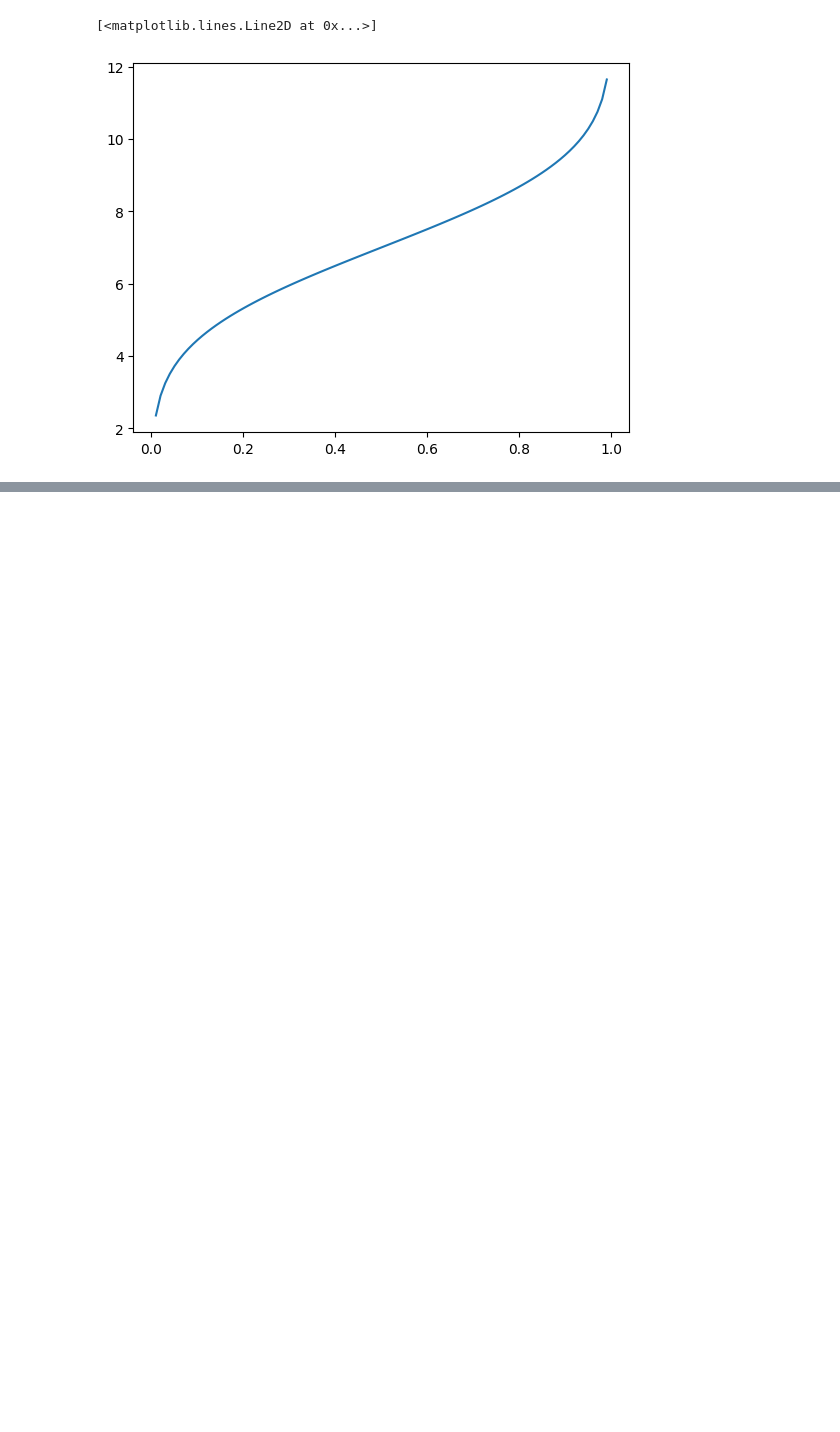
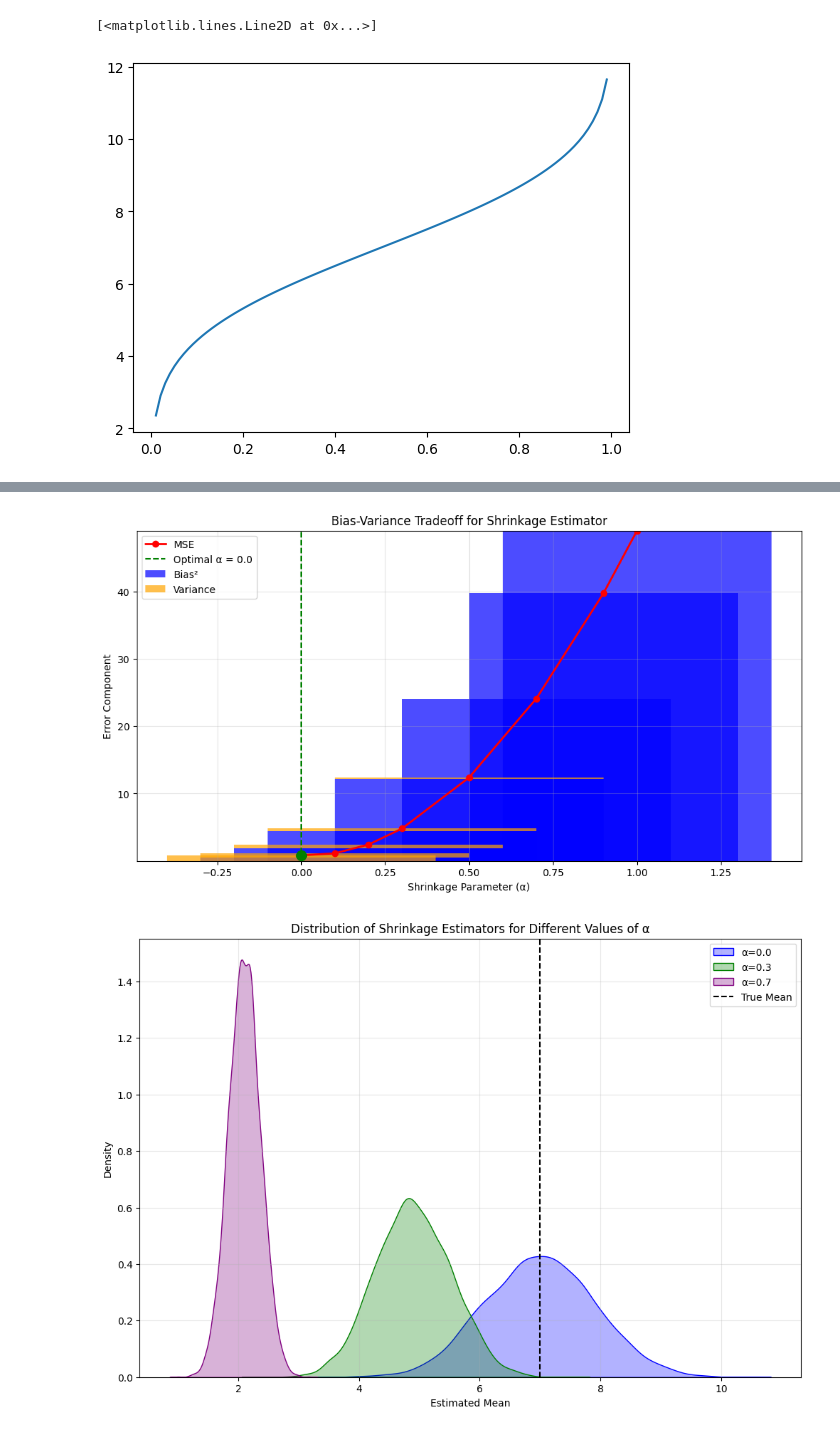
Before and after one commit to stablum/ml_lessons, a Jupyter notebook: gaussian_sampling.ipynb, the cells around one changed output, grey strips where cells are left out. Cells and saved outputs as stored; diff of their text form; code cells hidden in the pictures; blank space fills up the shorter version.

```diff
--- a/gaussian_sampling.ipynb
+++ b/gaussian_sampling.ipynb
@@ -178,0 +573,62 @@ plt.show()
+# %%
+# Visualize the bias-variance decomposition for shrinkage estimators
+plt.figure(figsize=(12, 6))
+
+# Extract data
+alphas = [r['alpha'] for r in shrinkage_results]
+biases_sq = [r['bias_squared'] for r in shrinkage_results]
+variances = [r['variance'] for r in shrinkage_results]
+mses = [r['mse'] for r in shrinkage_results]
+
+# Plotting each component
+plt.bar(alphas, biases_sq, label='Bias²', alpha=0.7, color='blue')
+plt.bar(alphas, variances, bottom=biases_sq, label='Variance', alpha=0.7, color='orange')
+plt.plot(alphas, mses, 'ro-', label='MSE', linewidth=2)
+
+# Find the alpha with minimum MSE
+min_mse_idx = np.argmin(mses)
+min_alpha = alphas[min_mse_idx]
+min_mse = mses[min_mse_idx]
+
+plt.axvline(x=min_alpha, color='green', linestyle='--',
+            label=f'Optimal α = {min_alpha:.1f}')
+plt.scatter([min_alpha], [min_mse], color='green', s=100, zorder=5)
+
+plt.title('Bias-Variance Tradeoff for Shrinkage Estimator')
+plt.xlabel('Shrinkage Parameter (α)')
+plt.ylabel('Error Component')
+plt.legend()
+plt.grid(True, alpha=0.3)
+plt.show()
+
+# Visualize the distribution of estimators for different alphas
+plt.figure(figsize=(12, 8))
+
+# Select a few alphas to plot
+alphas_to_plot = [0.0, 0.3, 0.7, 1.0]
+colors = ['blue', 'green', 'purple', 'red']
+
+for i, alpha in enumerate(alphas_to_plot):
+    idx = alphas.index(alpha)
+    result = shrinkage_results[idx]
+
+    sns.kdeplot(
+        result['estimates'],
+        label=f"α={alpha}",
+        color=colors[i],
+        fill=True,
+        alpha=0.3
+    )
+
+# Add a vertical line for the true mean
+plt.axvline(x=true_mu, color='black', linestyle='--', label='True Mean')
+
+plt.title('Distribution of Shrinkage Estimators for Different Values of α')
+plt.xlabel('Estimated Mean')
+plt.ylabel('Density')
+plt.legend()
+plt.grid(True, alpha=0.3)
+plt.show()
+# %% [output]
+[figure, added]
+[figure, added]
```
Also changed, not shown: parts of 17 cells of this notebook.
